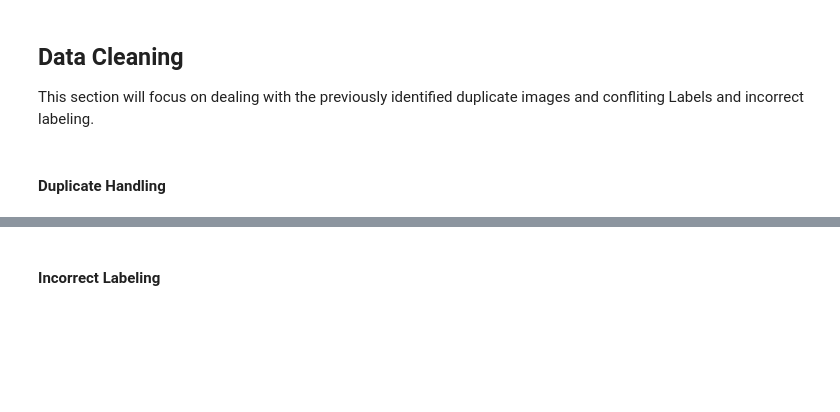
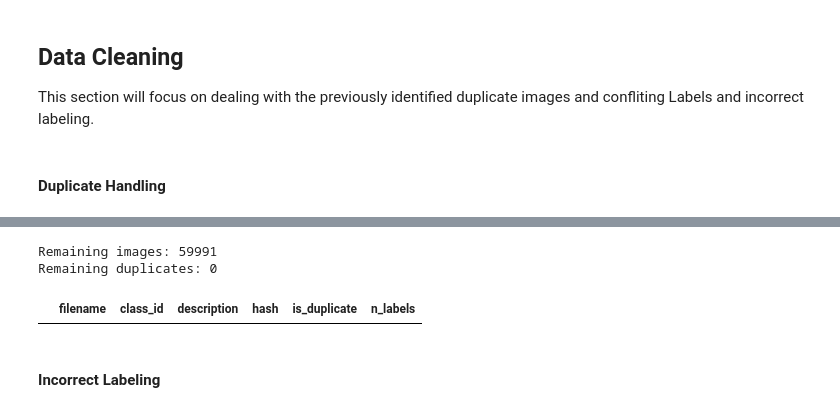
Before and after one commit to tiago2806/project-deeplearning, a Jupyter notebook: src/PreProcessing.ipynb, the cells around one changed output, grey strips where cells are left out. Saved outputs shown, nothing was run; the diff lists cells and outputs as text; code cells hidden in the pictures; blank space fills up the shorter version.

```diff
--- a/src/PreProcessing.ipynb
+++ b/src/PreProcessing.ipynb
@@ -53,3 +165,19 @@ From the EDA notebook, we concluded that:
+# %%
+indices_to_drop = [47291,593,1090,59133,15109,48341,33613,40382,11907] #remover pelo filename em vez de ser pelo indice
+
+labels_df = labels_df.drop(indices_to_drop)
+# %%
+print("Remaining images:", len(labels_df))
+print("Remaining duplicates:", labels_df["hash"].duplicated(keep=False).sum())
+# %% [output]
+Remaining images: 59991
+Remaining duplicates: 0
+# %%
+labels_df["is_duplicate"] = labels_df["hash"].duplicated(keep=False)
+
+labels_df[labels_df["is_duplicate"] == True]
+# %% [output]
+|  | filename | class_id | description | hash | is_duplicate | n_labels |
 # %% [markdown]
 #### **Incorrect Labeling**
 # %% [markdown]
```
Also changed, not shown: parts of 12 cells of this notebook.
